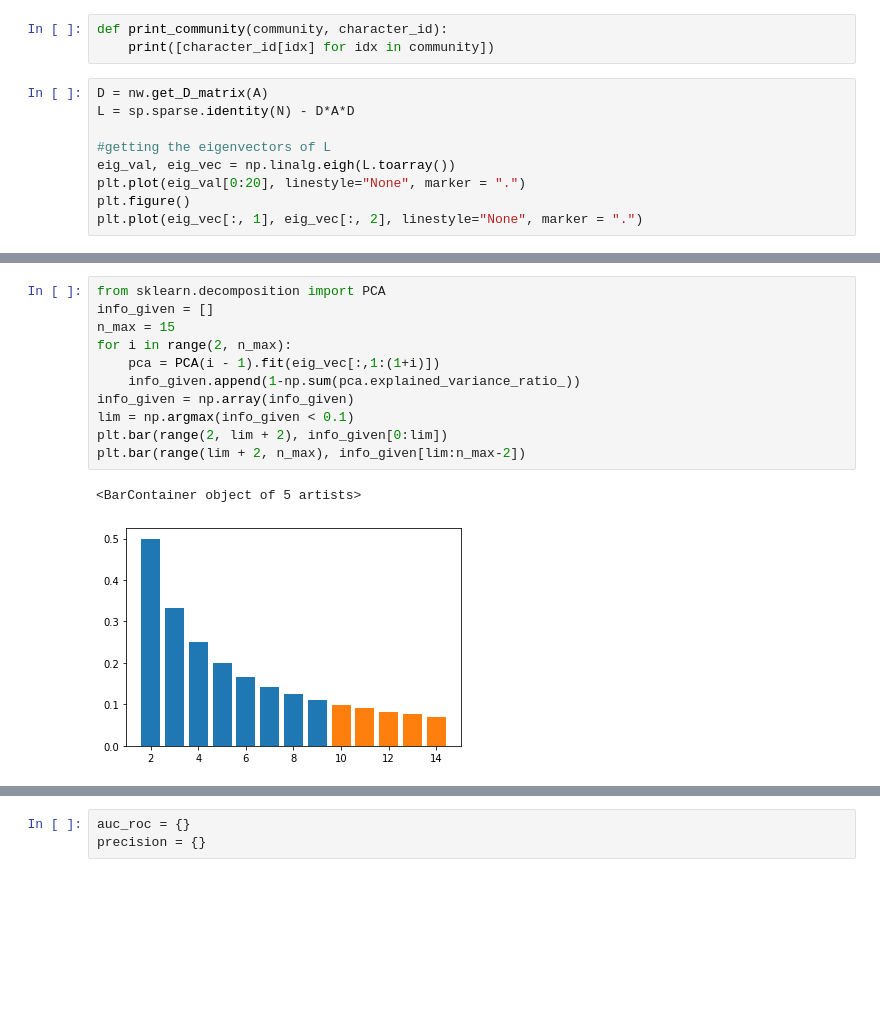
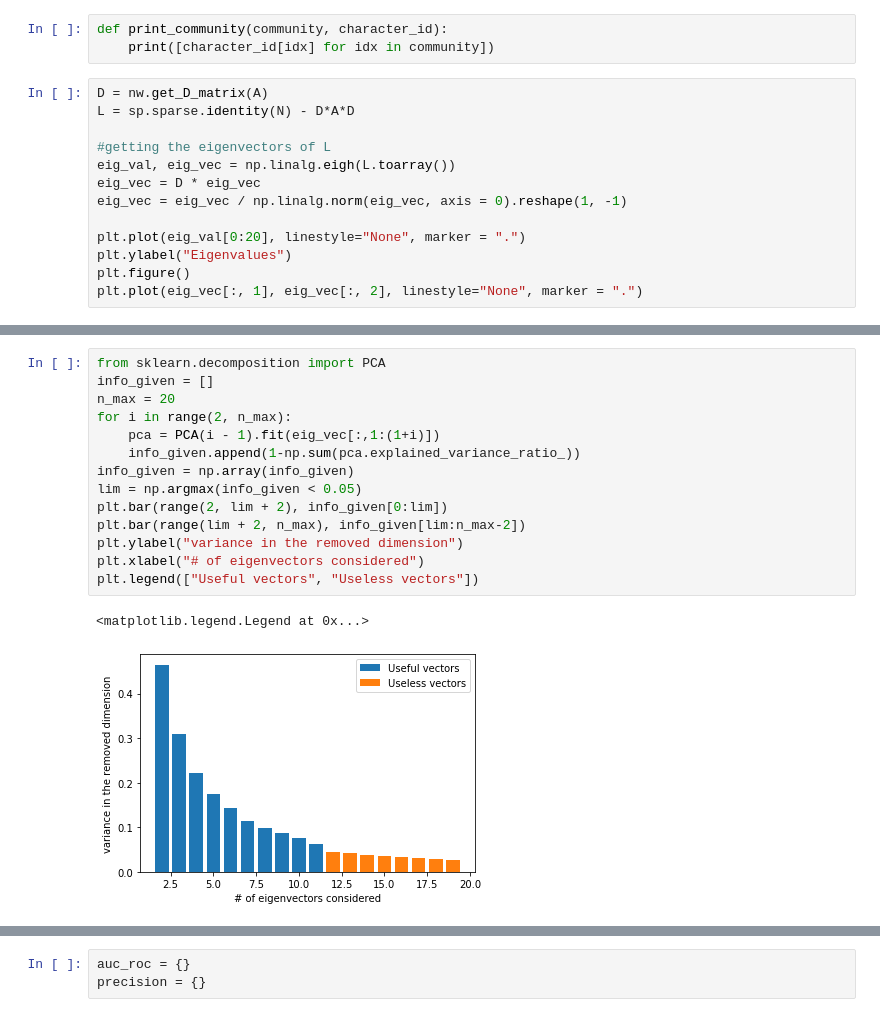
Before and after one commit to Dan8991/A-Storm-of-Nodes, a Jupyter notebook: got_network2.ipynb, the cells around one changed output, grey strips where cells are left out. Drawn from its saved outputs; the diff is of its cells as text; blank space fills up the shorter version.

```diff
--- a/got_network2.ipynb
+++ b/got_network2.ipynb
@@ -191,7 +191,11 @@ L = sp.sparse.identity(N) - D*A*D
 
 #getting the eigenvectors of L
 eig_val, eig_vec = np.linalg.eigh(L.toarray())
+eig_vec = D * eig_vec
+eig_vec = eig_vec / np.linalg.norm(eig_vec, axis = 0).reshape(1, -1)
+
 plt.plot(eig_val[0:20], linestyle="None", marker = ".")
+plt.ylabel("Eigenvalues")
 plt.figure()
 plt.plot(eig_vec[:, 1], eig_vec[:, 2], linestyle="None", marker = ".")
 # %% [output]
@@ -218,15 +225,18 @@ print_community(indexes[km == i], characters_id)
 # %%
 from sklearn.decomposition import PCA
 info_given = []
-n_max = 15
+n_max = 20
 for i in range(2, n_max):
     pca = PCA(i - 1).fit(eig_vec[:,1:(1+i)])
     info_given.append(1-np.sum(pca.explained_variance_ratio_))
 info_given = np.array(info_given)
-lim = np.argmax(info_given < 0.1)
+lim = np.argmax(info_given < 0.05)
 plt.bar(range(2, lim + 2), info_given[0:lim])
 plt.bar(range(lim + 2, n_max), info_given[lim:n_max-2])
+plt.ylabel("variance in the removed dimension")
+plt.xlabel("# of eigenvectors considered")
+plt.legend(["Useful vectors", "Useless vectors"])
 # %% [output]
-<BarContainer object of 5 artists>
+<matplotlib.legend.Legend at 0x...>
-[figure, old version]
+[figure, new version]
 # %%
```
Also changed, not shown: parts of 21 cells of this notebook.
